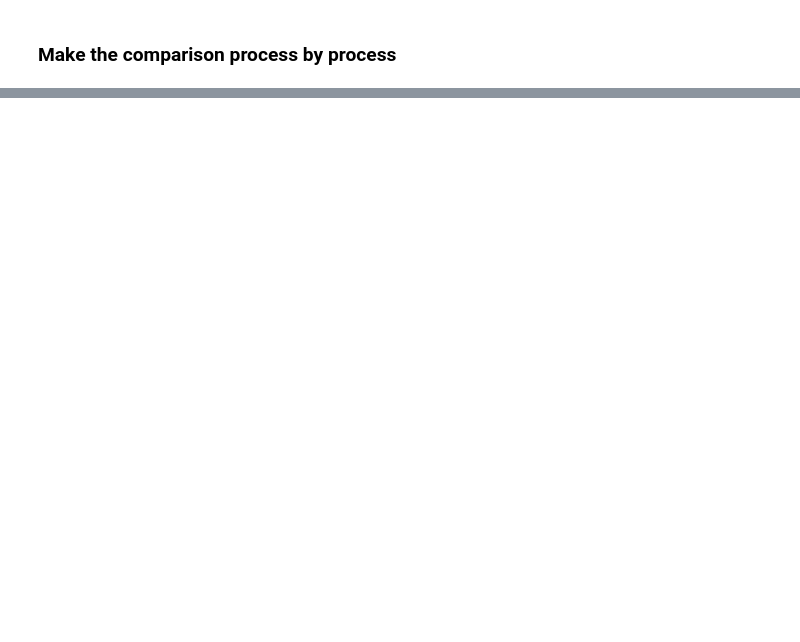
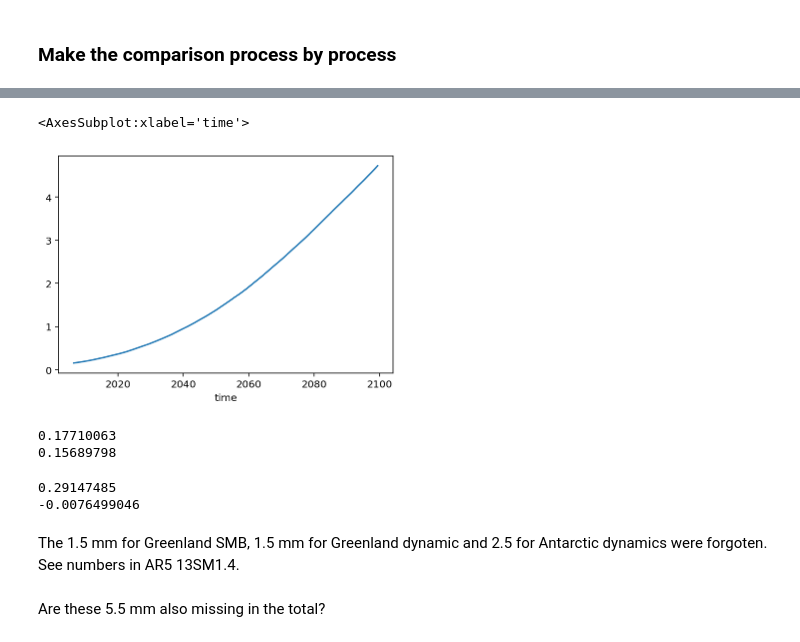
Before and after one commit to Jacobiaan/SLBudget, a Jupyter notebook: notebooks/GlobalBudget.ipynb, the cells around one changed output, grey strips where cells are left out. Saved outputs shown, nothing was run; the diff lists cells and outputs as text; code cells hidden in the pictures; blank space fills up the shorter version.

```diff
--- a/notebooks/GlobalBudget.ipynb
+++ b/notebooks/GlobalBudget.ipynb
@@ -238,0 +259,21 @@ plt.savefig(f'../figures/GlobalComparisonBudgetProj_{SCE}.pdf', dpi=150)
+# %%
+cts_df[f'{SCE}_greensmbmid'].plot()
+# %% [output]
+<AxesSubplot:xlabel='time'>
+[figure, added]
+# %%
+print(cts_df[f'{SCE}_greendynmid'].loc[2006.5])
+print(cts_df[f'{SCE}_greensmbmid'].loc[2006.5])
+# %% [output]
+0.17710063
+0.15689798
+# %%
+print(cts_df[f'{SCE}_antdynmid'].loc[2006.5])
+print(cts_df[f'{SCE}_antsmbmid'].loc[2006.5])
+# %% [output]
+0.29147485
+-0.0076499046
+# %% [markdown]
+The 1.5 mm for Greenland SMB, 1.5 mm for Greenland dynamic and 2.5 for Antarctic dynamics were forgoten. See numbers in AR5 13SM1.4.
+# %% [markdown]
+Are these 5.5 mm also missing in the total?
```
Also changed, not shown: parts of 11 cells of this notebook.
